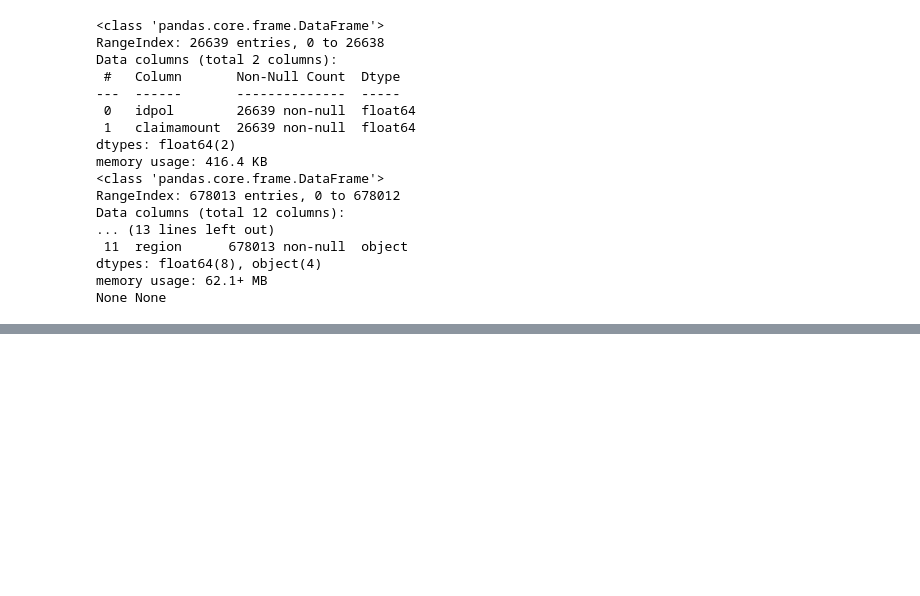
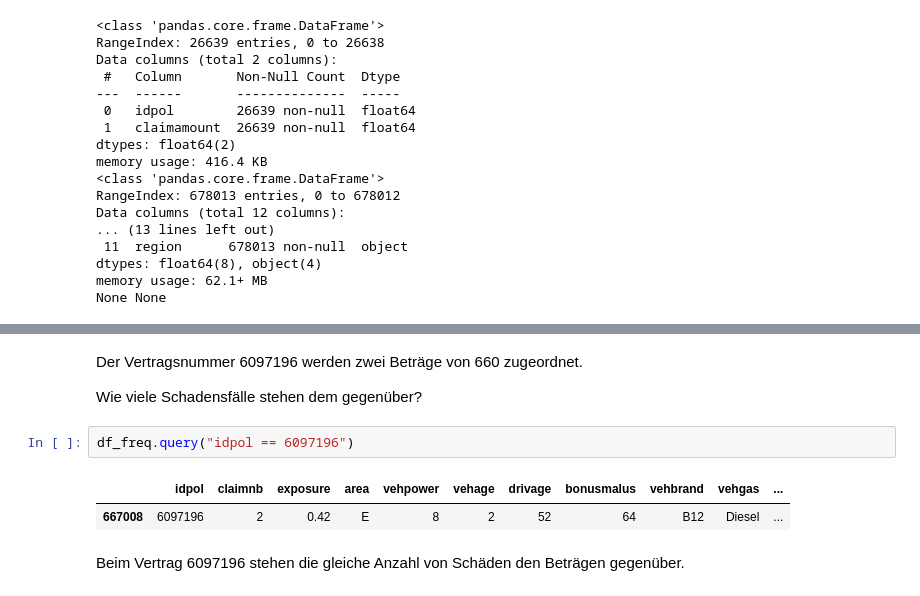
Before and after one commit to bjzim/mtpl2, a Jupyter notebook: 1-EDA.ipynb, the cells around one changed output, grey strips where cells are left out. Saved outputs shown, nothing was run; the diff lists cells and outputs as text; blank space fills up the shorter version.

```diff
--- a/1-EDA.ipynb
+++ b/1-EDA.ipynb
@@ -119,0 +288,11 @@ df_freq.head(5)
+# %% [markdown]
+Der Vertragsnummer 6097196 werden zwei Beträge von 660 zugeordnet.
+
+Wie viele Schadensfälle stehen dem gegenüber?
+# %%
+df_freq.query("idpol == 6097196")
+# %% [output]
+|  | idpol | claimnb | exposure | area | vehpower | vehage | drivage | bonusmalus | vehbrand | vehgas | ... |
+| 667008 | 6097196 | 2 | 0.42 | E | 8 | 2 | 52 | 64 | B12 | Diesel | ... |
+# %% [markdown]
+Beim Vertrag 6097196 stehen die gleiche Anzahl von Schäden den Beträgen gegenüber.
```
Also changed, not shown: parts of 42 cells of this notebook.
